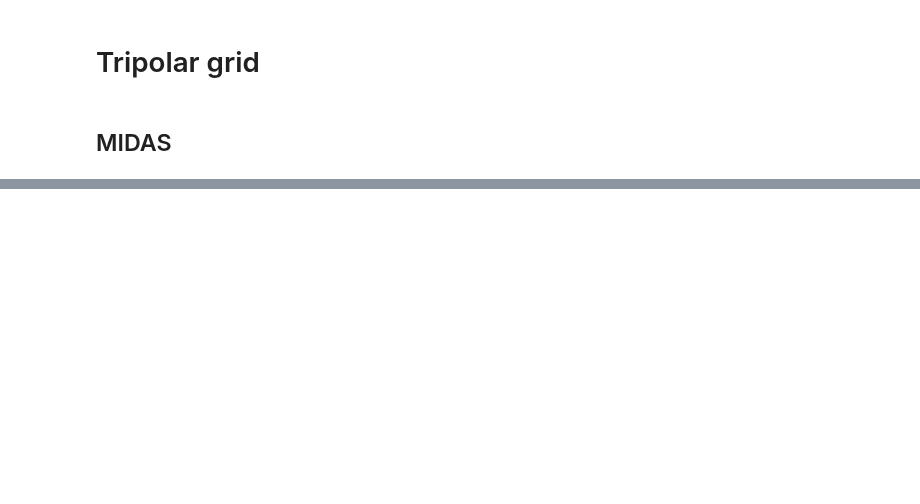
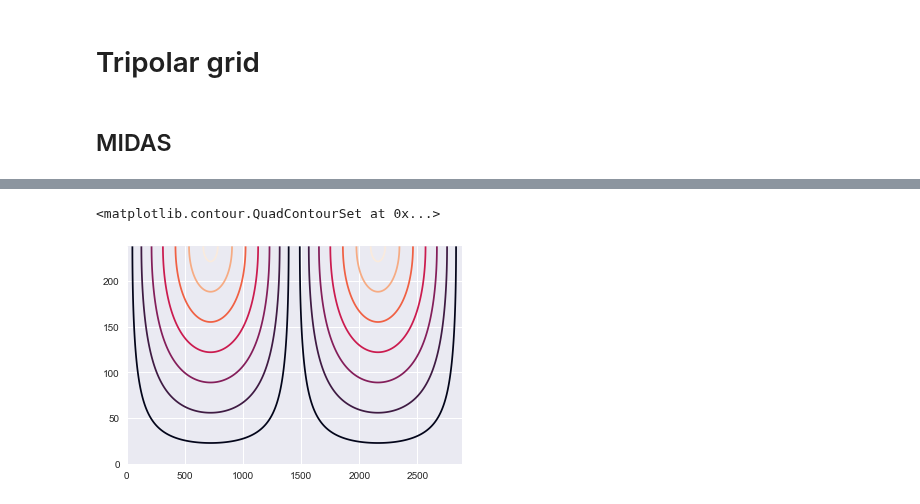
Before and after one commit to nikizadehgfdl/grid_generation, a Jupyter notebook: ocean_grid_0.25.ipynb, the cells around one changed output, grey strips where cells are left out. Drawn from its saved outputs; the diff is of its cells as text; code cells hidden in the pictures; blank space fills up the shorter version.

```diff
--- a/ocean_grid_0.25.ipynb
+++ b/ocean_grid_0.25.ipynb
@@ -291,0 +298,5 @@ plt.plot( tripolar_n.y[:,10], '.');
+# %%
+plt.contour(tripolar_n.y)
+# %% [output]
+<matplotlib.contour.QuadContourSet at 0x...>
+[figure, added]
```
Also changed, not shown: parts of 20 cells of this notebook.
